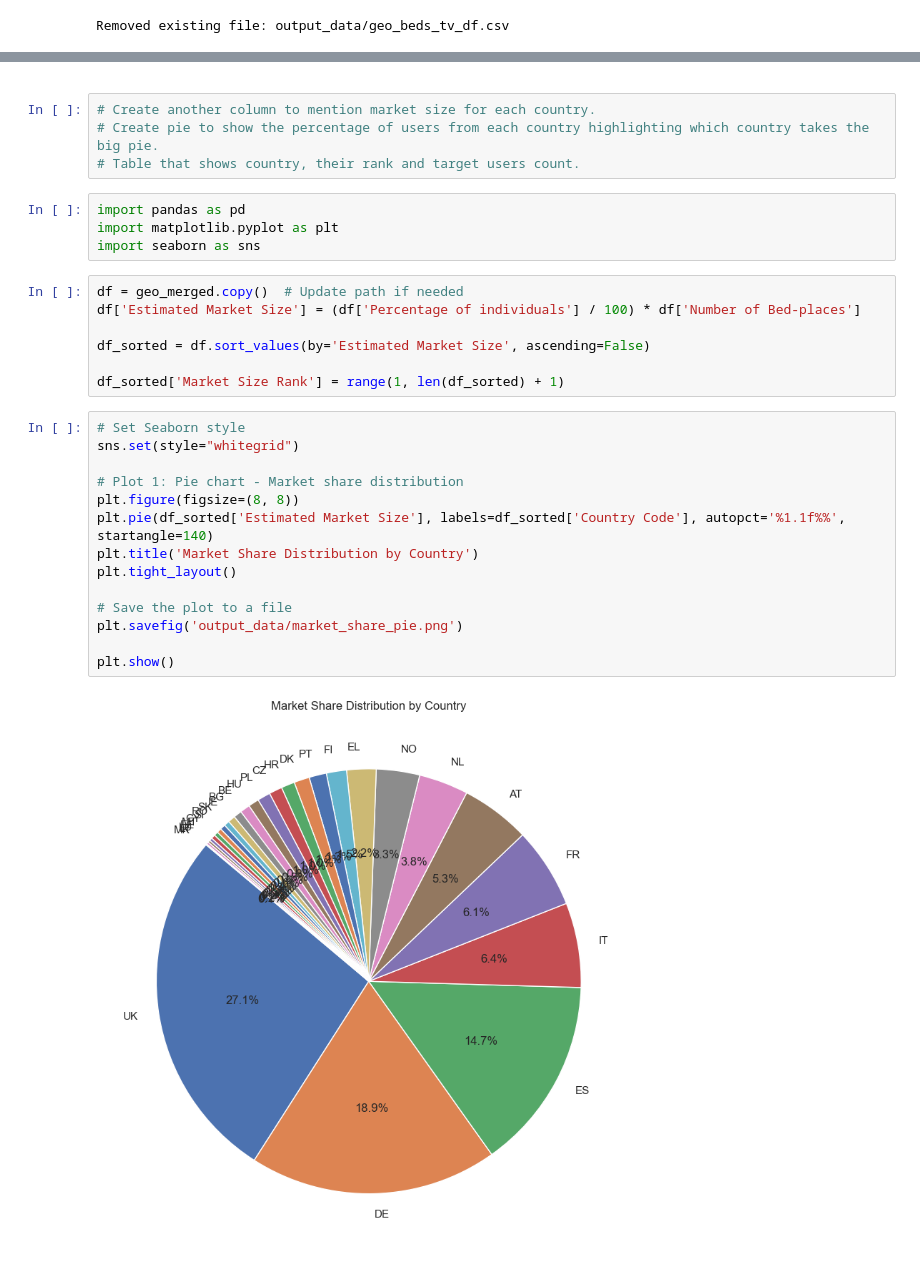
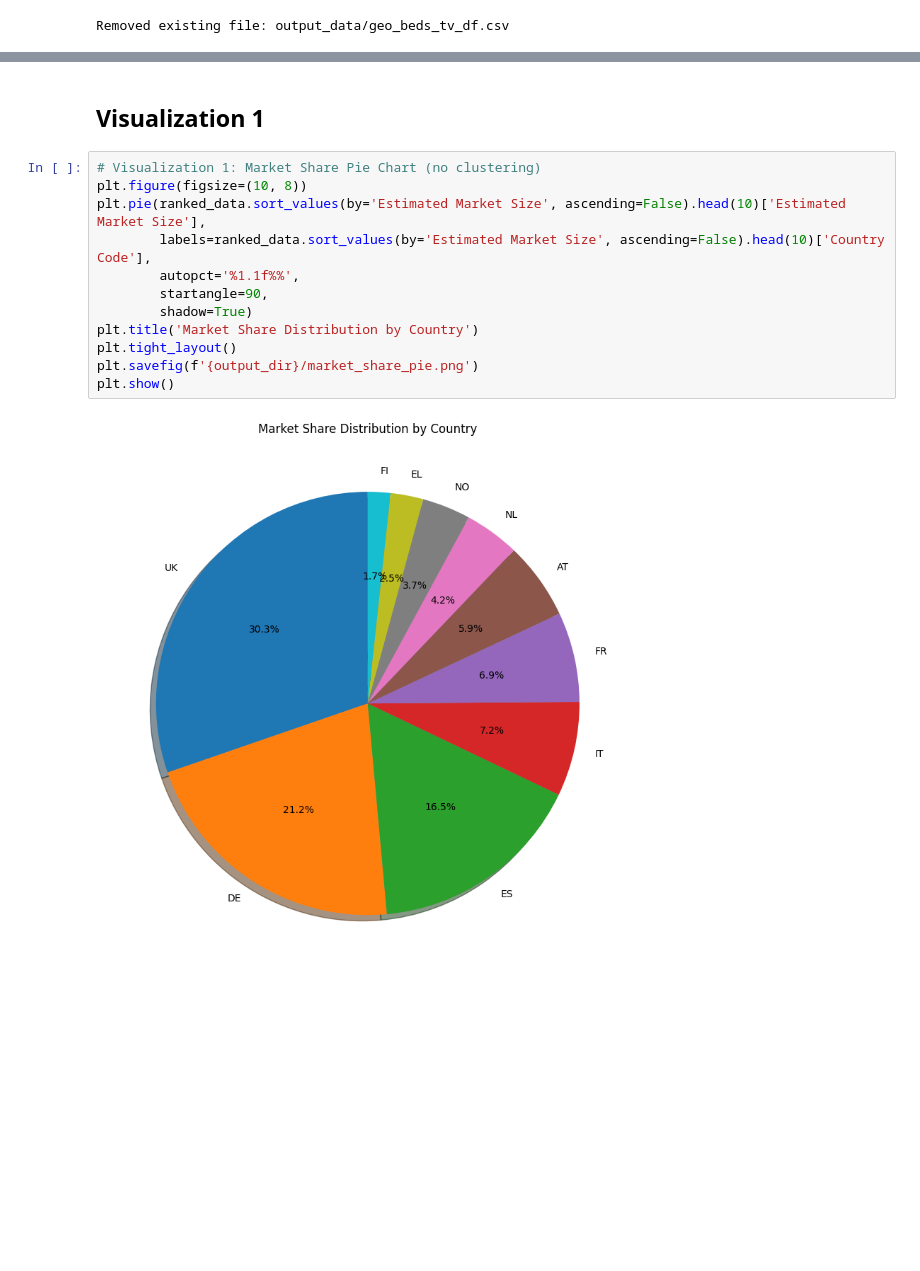
Before and after one commit to mbilalnust/eu-smartlamp-market-analysis, a Jupyter notebook: app.ipynb, the cells around one changed output, grey strips where cells are left out. Cells and saved outputs as stored; diff of their text form; blank space fills up the shorter version.

```diff
--- a/app.ipynb
+++ b/app.ipynb
@@ -133,41 +94,16 @@ print(geo_merged.head())
-# %% [markdown]
-<!-- # Visualize the data for Outcome
-# Can I Multiply "Number of Bed-places" by "% of Individuals" to Estimate Target Users Market?
-# I can. BUT! This is a rough estimate and has some assumptions and limitations.
-
-# What the Percentage Means:
-- The "% of individuals" is the share of the general population who use a TV to access the internet, not specifically hotel guests. This assumes hotel guests are similar to the general population in their tech habits.
-- Bed-places ≠ Unique Guests: "Bed-places" is the number of beds available, not the number of guests per year. Actual guest numbers could be higher (if beds are used by multiple guests per year) or lower (if occupancy is low).
-- Not All Guests Will Use the Feature: Even if someone uses a smart TV at home, they may not use it in a hotel.
-- Market Size Estimate: This calculation gives you a relative market size for comparison between countries. -->
-# %%
-# Create another column to mention market size for each country.
-# Create pie to show the percentage of users from each country highlighting which country takes the big pie.
-# Table that shows country, their rank and target users count.
-# %%
-import pandas as pd
-import matplotlib.pyplot as plt
-import seaborn as sns
-# %%
-df = geo_merged.copy()  # Update path if needed
-df['Estimated Market Size'] = (df['Percentage of individuals'] / 100) * df['Number of Bed-places']
-
-df_sorted = df.sort_values(by='Estimated Market Size', ascending=False)
-
-df_sorted['Market Size Rank'] = range(1, len(df_sorted) + 1)
+# %% [markdown]
+## Visualization 1
 # %%
-# Set Seaborn style
-sns.set(style="whitegrid")
-
-# Plot 1: Pie chart - Market share distribution
-plt.figure(figsize=(8, 8))
-plt.pie(df_sorted['Estimated Market Size'], labels=df_sorted['Country Code'], autopct='%1.1f%%', startangle=140)
+# Visualization 1: Market Share Pie Chart (no clustering)
+plt.figure(figsize=(10, 8))
+plt.pie(ranked_data.sort_values(by='Estimated Market Size', ascending=False).head(10)['Estimated Market Size'],
+        labels=ranked_data.sort_values(by='Estimated Market Size', ascending=False).head(10)['Country Code'],
+        autopct='%1.1f%%',
+        startangle=90,
+        shadow=True)
 plt.title('Market Share Distribution by Country')
 plt.tight_layout()
-
-# Save the plot to a file
-plt.savefig('output_data/market_share_pie.png')
-
+plt.savefig(f'{output_dir}/market_share_pie.png')
 plt.show()
 # %% [output]
-[figure, old version]
+[figure, new version]
```
Also changed, not shown: parts of 21 cells of this notebook.
